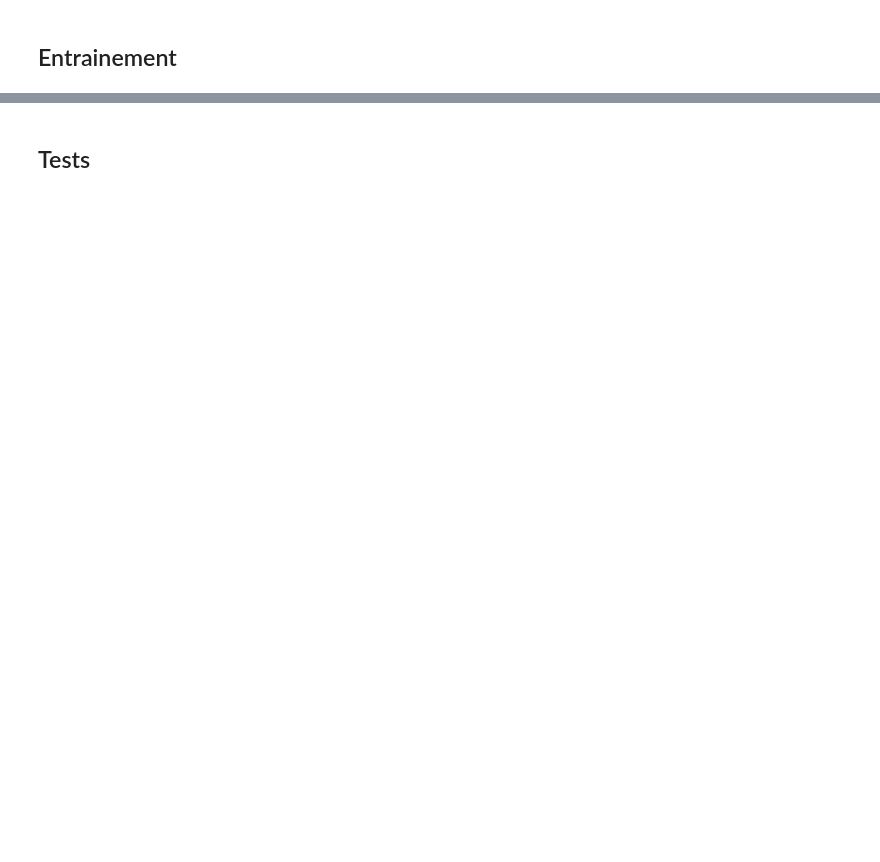
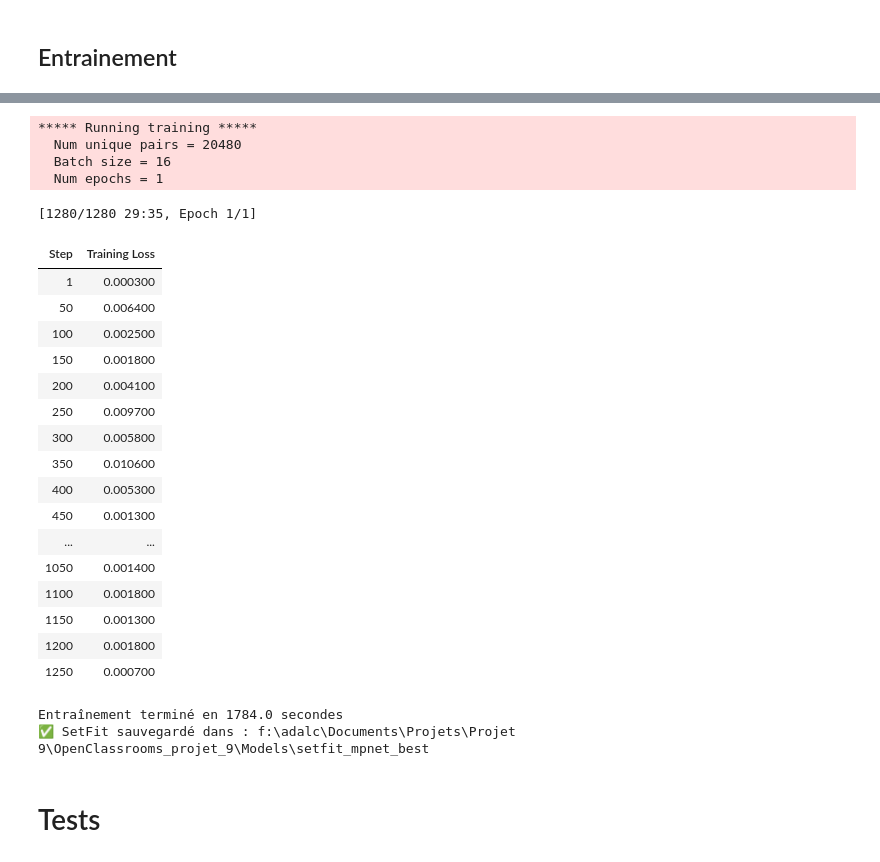
Before and after one commit to CaNaLLx/OpenClassrooms_projet_9, a Jupyter notebook: Notebooks/01_training_setfit.ipynb, the cells around one changed output, grey strips where cells are left out. Saved outputs shown, nothing was run; the diff lists cells and outputs as text; code cells hidden in the pictures; blank space fills up the shorter version.

```diff
--- a/Notebooks/01_training_setfit.ipynb
+++ b/Notebooks/01_training_setfit.ipynb
@@ -447,0 +504,56 @@ Entraînement terminé en 418s
+# %%
+import json
+import time
+
+t0 = time.time()
+trainer.train()
+training_time_setfit = time.time() - t0
+
+print(f"Entraînement terminé en {training_time_setfit:.1f} secondes")
+
+# Sauvegarde immédiate AVANT l'évaluation et les tests
+SETFIT_DIR = ROOT / "Models" / "setfit_mpnet_best"
+SETFIT_DIR.mkdir(parents=True, exist_ok=True)
+
+model_setfit.save_pretrained(str(SETFIT_DIR))
+
+training_info = {
+    "model_name": MODEL_NAME,
+    "training_time_seconds": training_time_setfit,
+    "training_examples": len(train_ds),
+    "examples_per_class": N_PER_CLASS
+}
+
+with open(
+    SETFIT_DIR / "training_info.json",
+    "w",
+    encoding="utf-8"
+) as fichier:
+    json.dump(training_info, fichier, indent=4, ensure_ascii=False)
+
+print(f"✅ SetFit sauvegardé dans : {SETFIT_DIR}")
+# %% [output]
+***** Running training *****
+  Num unique pairs = 20480
+  Batch size = 16
+  Num epochs = 1
+[1280/1280 29:35, Epoch 1/1]
+| Step | Training Loss |
+| 1 | 0.000300 |
+| 50 | 0.006400 |
+| 100 | 0.002500 |
+| 150 | 0.001800 |
+| 200 | 0.004100 |
+| 250 | 0.009700 |
+| 300 | 0.005800 |
+| 350 | 0.010600 |
+| 400 | 0.005300 |
+| 450 | 0.001300 |
+| ... | ... |
+| 1050 | 0.001400 |
+| 1100 | 0.001800 |
+| 1150 | 0.001300 |
+| 1200 | 0.001800 |
+| 1250 | 0.000700 |
+Entraînement terminé en 1784.0 secondes
+✅ SetFit sauvegardé dans : f:\adalc\Documents\Projets\Projet 9\OpenClassrooms_projet_9\Models\setfit_mpnet_best
@@ -448,5 +669,5 @@ Entraînement terminé en 418s
 # %% [markdown]
-## Tests
+# Tests
 # %%
 from sklearn.metrics import (
     accuracy_score, f1_score,
```
Also changed, not shown: parts of 27 cells of this notebook, 8 other files.
